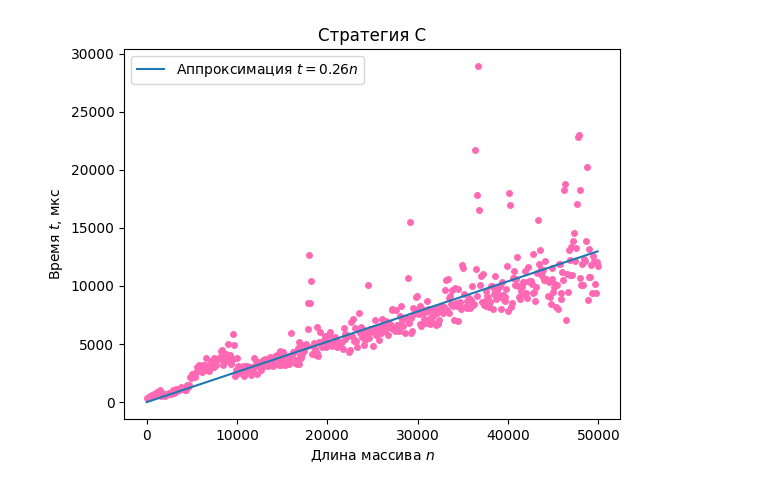
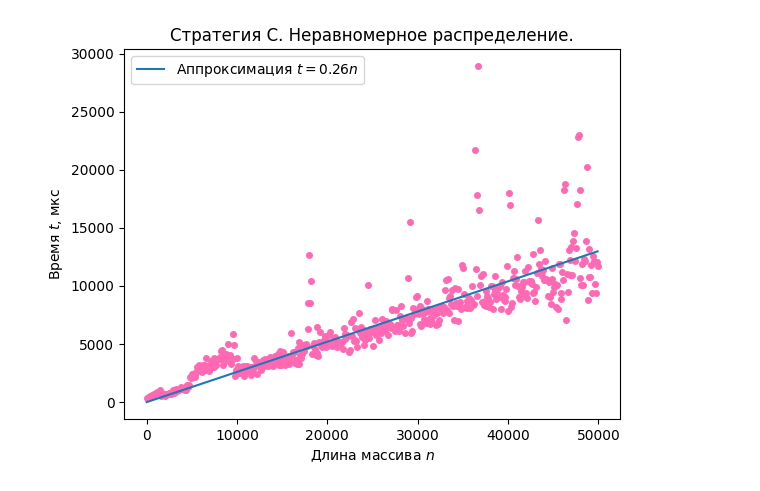
Before and after one commit to SelfishFish07/LABS_sem2, a Jupyter notebook: Lab №1/Strategies/Non_uni/Strat_nonuni.ipynb, the cells around one changed output. Drawn from its saved outputs; the diff is of its cells as text; code cells hidden in the pictures.

```diff
--- a/Lab №1/Strategies/Non_uni/Strat_nonuni.ipynb
+++ b/Lab №1/Strategies/Non_uni/Strat_nonuni.ipynb
@@ -43,11 +43,11 @@ plt.show()
 # %%
 plt.plot(number,timeC,marker='o',markersize=4,ls='', color='hotpink')
 popt, pcov = curve_fit(func, number, timeC)
 plt.plot(number, func(np.array(number), *popt),label=f"Аппроксимация $t={round(popt[0],3)}n$")
 plt.xlabel("Длина массива $n$")
 plt.ylabel("Время $t$, мкс")
-plt.title("Стратегия C")
+plt.title("Стратегия C. Неравномерное распределение.")
 plt.legend()
 plt.show()
 # %% [output]
-[figure, old version]
+[figure, new version]
```
Also changed, not shown: parts of 2 cells of this notebook, 12 other files.
